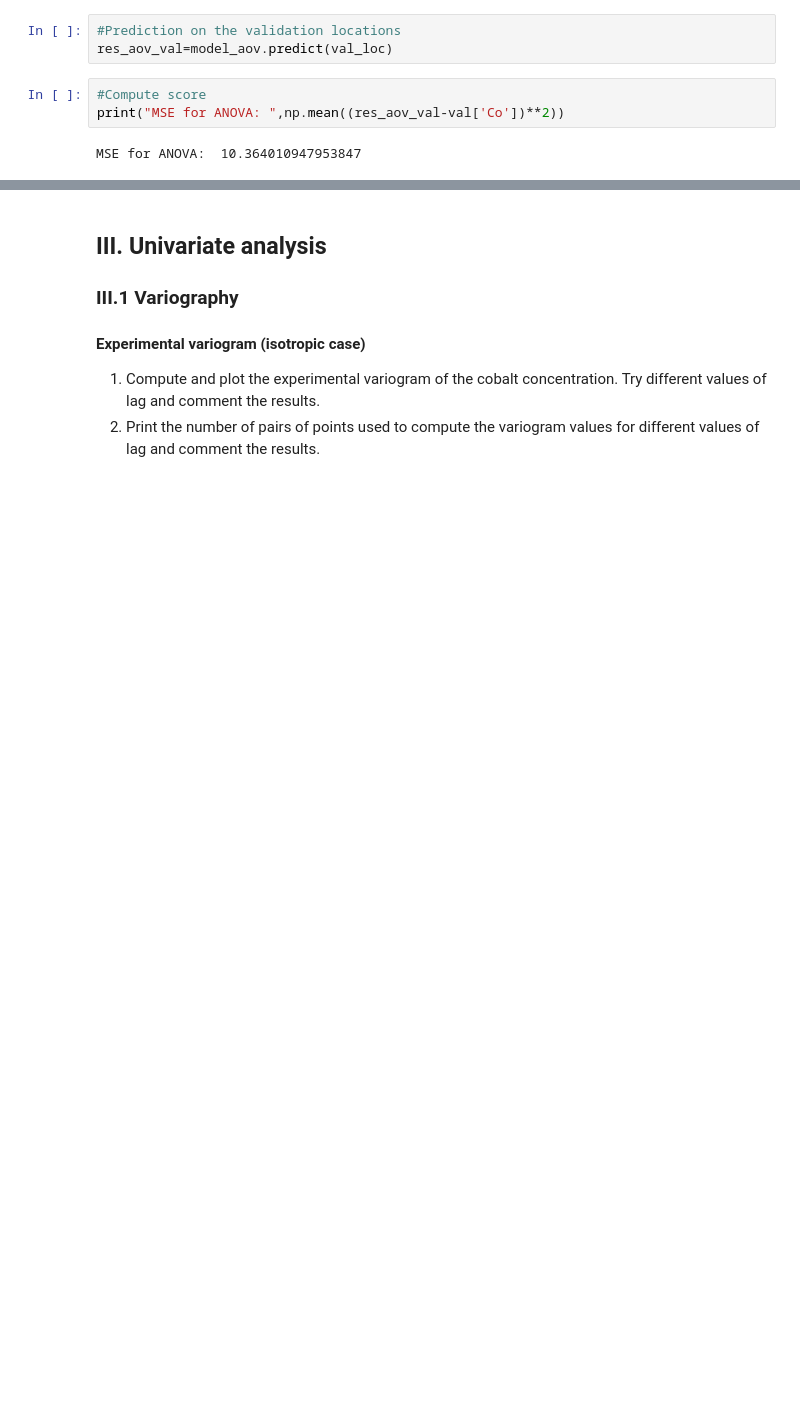
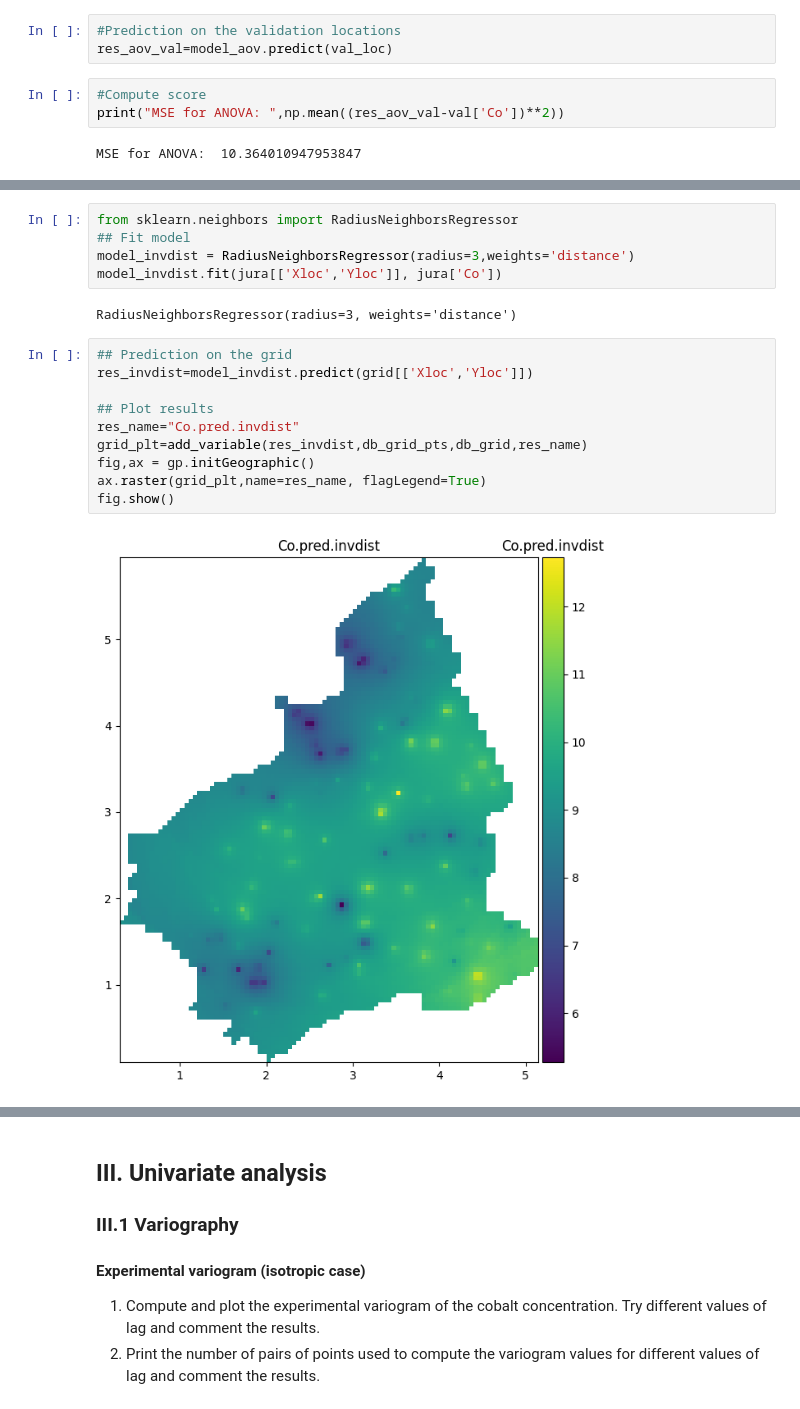
Before and after one commit to mickyrre/geostatistics_athens24, a Jupyter notebook: projet24.ipynb, the cells around one changed output, grey strips where cells are left out. Cells and saved outputs as stored; diff of their text form; blank space fills up the shorter version.

```diff
--- a/projet24.ipynb
+++ b/projet24.ipynb
@@ -424,0 +460,19 @@ MSE for ANOVA:  10.364010947953847
+# %%
+from sklearn.neighbors import RadiusNeighborsRegressor
+## Fit model
+model_invdist = RadiusNeighborsRegressor(radius=3,weights='distance')
+model_invdist.fit(jura[['Xloc','Yloc']], jura['Co'])
+# %% [output]
+RadiusNeighborsRegressor(radius=3, weights='distance')
+# %%
+## Prediction on the grid
+res_invdist=model_invdist.predict(grid[['Xloc','Yloc']])
+
+## Plot results
+res_name="Co.pred.invdist"
+grid_plt=add_variable(res_invdist,db_grid_pts,db_grid,res_name)
+fig,ax = gp.initGeographic()
+ax.raster(grid_plt,name=res_name, flagLegend=True)
+fig.show()
+# %% [output]
+[figure, added]
```
Also changed, not shown: parts of 30 cells of this notebook.
